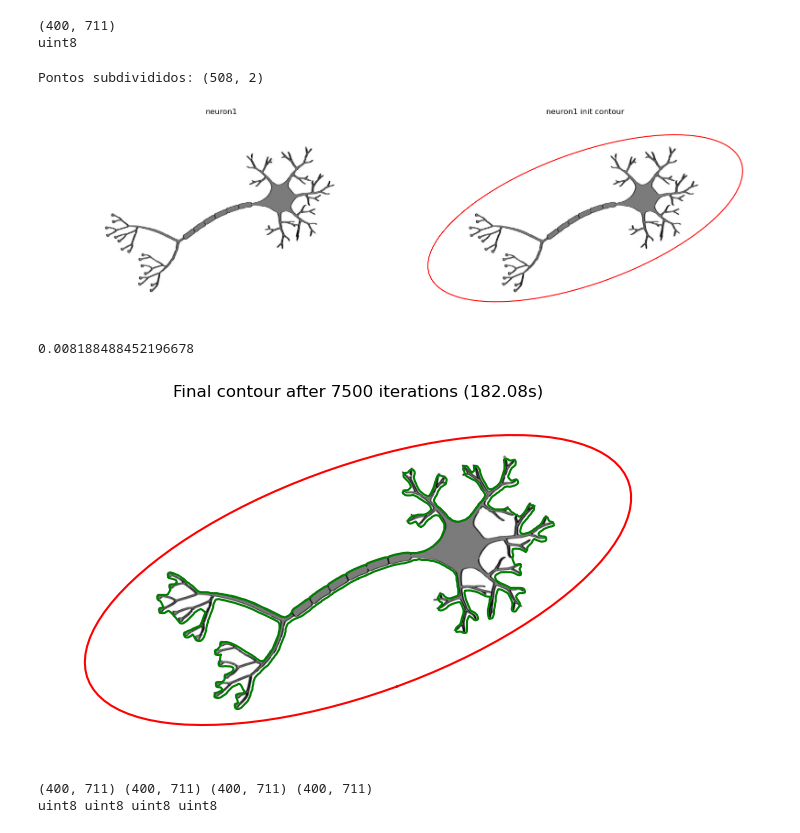
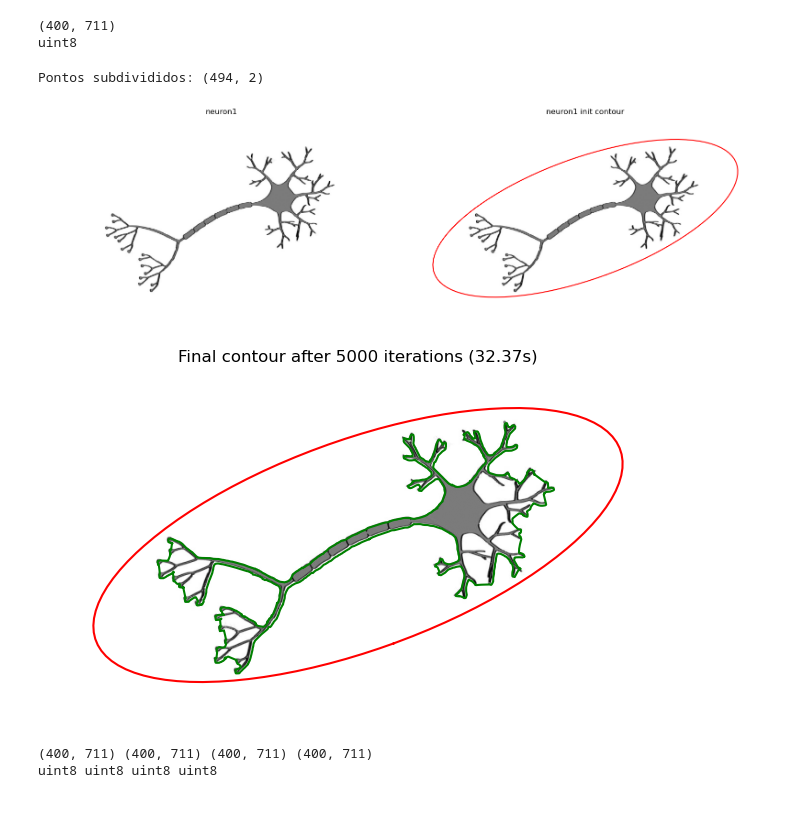
Before and after one commit to shh4und/snakes, a Jupyter notebook: 2D/snake.ipynb, the cells around one changed output. Cells and saved outputs as stored; diff of their text form; code cells hidden in the pictures.

```diff
--- a/2D/snake.ipynb
+++ b/2D/snake.ipynb
@@ -445,8 +447,8 @@ uint8
 # %%
 # Parâmetros da elipse
 center = (neuron1.shape[1] // 2, neuron1.shape[0] // 2)  # Centro em (x, y)
-semi_major = 130  # Semi-eixo maior
-semi_minor = 330  # Semi-eixo menor
+semi_major = 120  # Semi-eixo maior
+semi_minor = 320  # Semi-eixo menor
 angle = 7 * np.pi / 18  # Rotação de 45 graus
 num_points = 100  # Número de pontos
 
@@ -454,14 +456,14 @@ num_points = 100  # Número de pontos
 neuron1_V_elipse = init_elipse(center, semi_major, semi_minor, angle, num_points)
 
 neuron1_V_circle = init_circle(
-    (neuron1.shape[1] // 2 - 3, neuron1.shape[0] // 2 - 50), 370, num_points=50
+    (neuron1.shape[1] // 2 - 3, neuron1.shape[0] // 2 - 50), 350, num_points=50
 )
 subdivision_k = 3
 neuron1_V_subdivided = subdivision(neuron1_V_elipse, k=subdivision_k)
 print("Pontos subdivididos:", neuron1_V_subdivided.shape)
 neuron1_v_init = neuron1_V_subdivided
 # %% [output]
-Pontos subdivididos: (508, 2)
+Pontos subdivididos: (494, 2)
 # %%
 # Display initial contour
 fig, (ax1, ax2) = plt.subplots(1, 2, figsize=(16, 8))
@@ -475,41 +477,41 @@ ax2.axis("off")
 plt.tight_layout()
 plt.show()
 # %% [output]
-[figure, old version]
+[figure, new version]
 # %%
 # Configure snake parameters
 neuron1_params = SnakeParams(
-    alpha=500.0,  # Stronger continuity
-    beta=50.0,  # Stronger curvature
+    alpha=375.0,  # Stronger continuity
+    beta=10.0,  # Stronger curvature
     k=float(subdivision_k),
-    gamma=0.002,  # Smaller time step
-    sigma=3.0,  # Less blur
-    kb=30.0,  # Weaker balloon force
-    sb=15.0,  # More smoothing
-    max_iter=7500,
+    gamma=0.0025,  # Smaller time step
+    sigma=2.0,  # Less blur
+    kb=50.0,  # Weaker balloon force
+    sb=40.0,  # More smoothing
+    max_iter=5000,
     cubic_spline_refinement=True,
-    dmax=2.0,
-    mfactor=1.05,
+    dmax=1.0,
+    mfactor=1.052,
     vfc_ksize=5,
-    vfc_sigma=1.0,
+    vfc_sigma=1.7,
+    L2_gradient=False
 )
 
 # Create and evolve snake
 neuron1_snake = Snake2D(neuron1, neuron1_v_init, neuron1_params)
 v_final, iters, duration = neuron1_snake.evolve()
 
 # Display result
 plt.figure(figsize=(8, 8))
 plt.imshow(neuron1, cmap="gray")
 plt.plot(neuron1_v_init[:, 0], neuron1_v_init[:, 1], "r-")
 plt.plot(v_final[:, 0], v_final[:, 1], "g-")
 
 plt.title(f"Final contour after {iters} iterations ({duration:.2f}s)")
 plt.axis("off")
 plt.show()
 # %% [output]
-0.008188488452196678
-[figure, old version]
+[figure, new version]
 # %%
 smoothed_neuron1 = neuron1_snake.get_I()
 edge_map_neuron1 = neuron1_snake.get_edge_map()
```
Also changed, not shown: parts of 9 cells of this notebook.
